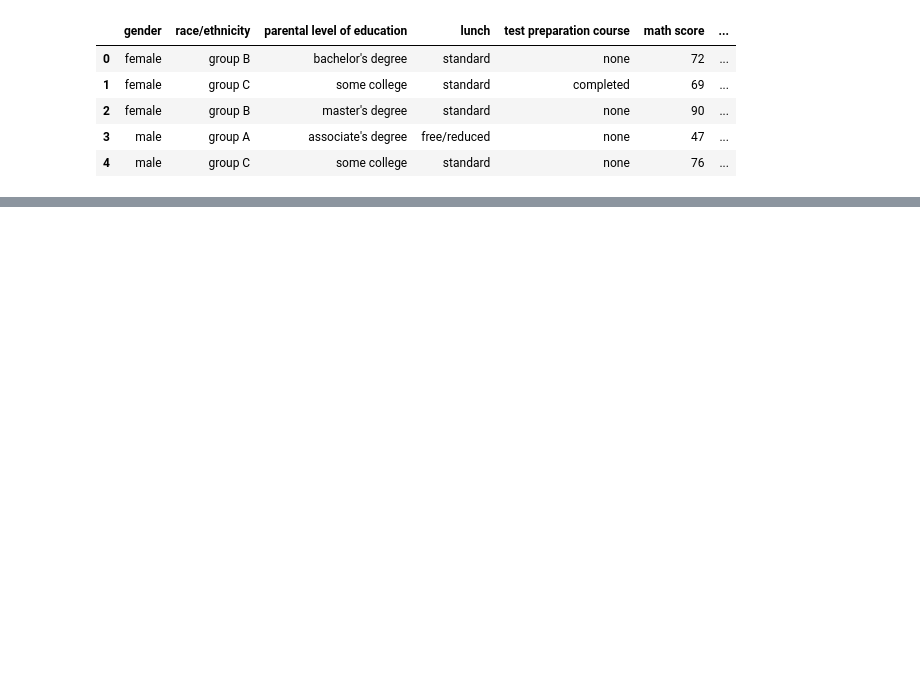
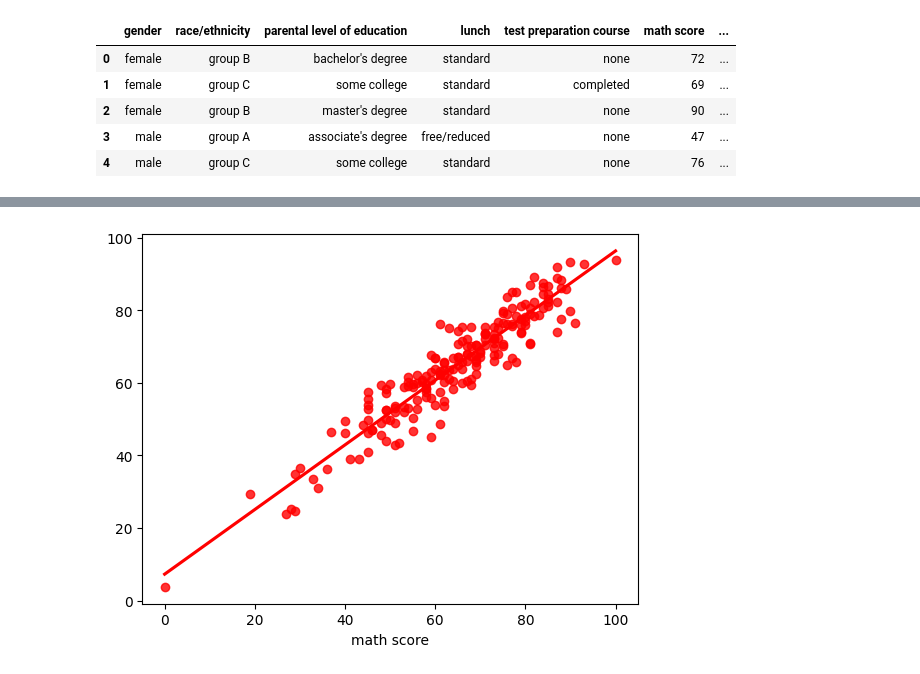
Before and after one commit to nani2357/ML_project_Students-Performance-in-Exams_with-Deployment, a Jupyter notebook: notebooks/model_training.ipynb, the cells around one changed output, grey strips where cells are left out. Drawn from its saved outputs; the diff is of its cells as text; code cells hidden in the pictures; blank space fills up the shorter version.

```diff
--- a/notebooks/model_training.ipynb
+++ b/notebooks/model_training.ipynb
@@ -28,0 +222,4 @@ df.head()
+# %%
+sns.regplot(x=y_test,y=y_pred,ci=None,color ='red');
+# %% [output]
+[figure, added]
```
Also changed, not shown: parts of 19 cells of this notebook, 1 other file.
